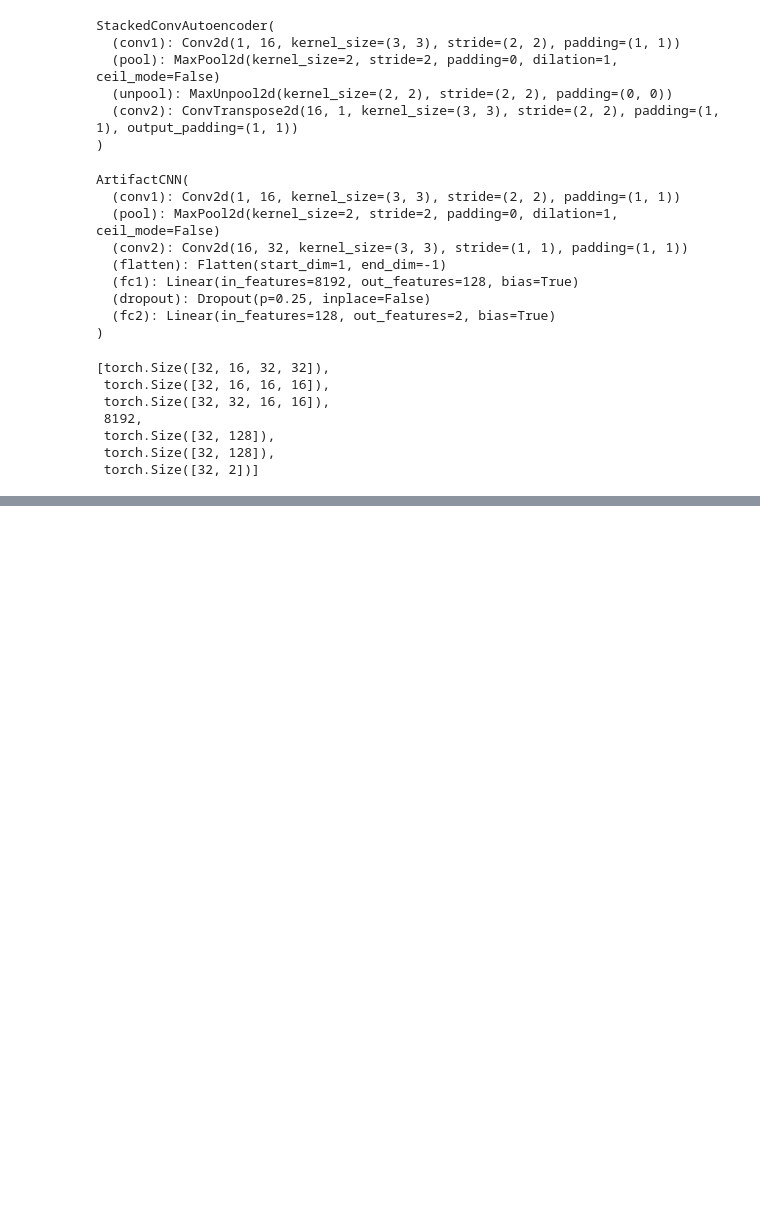
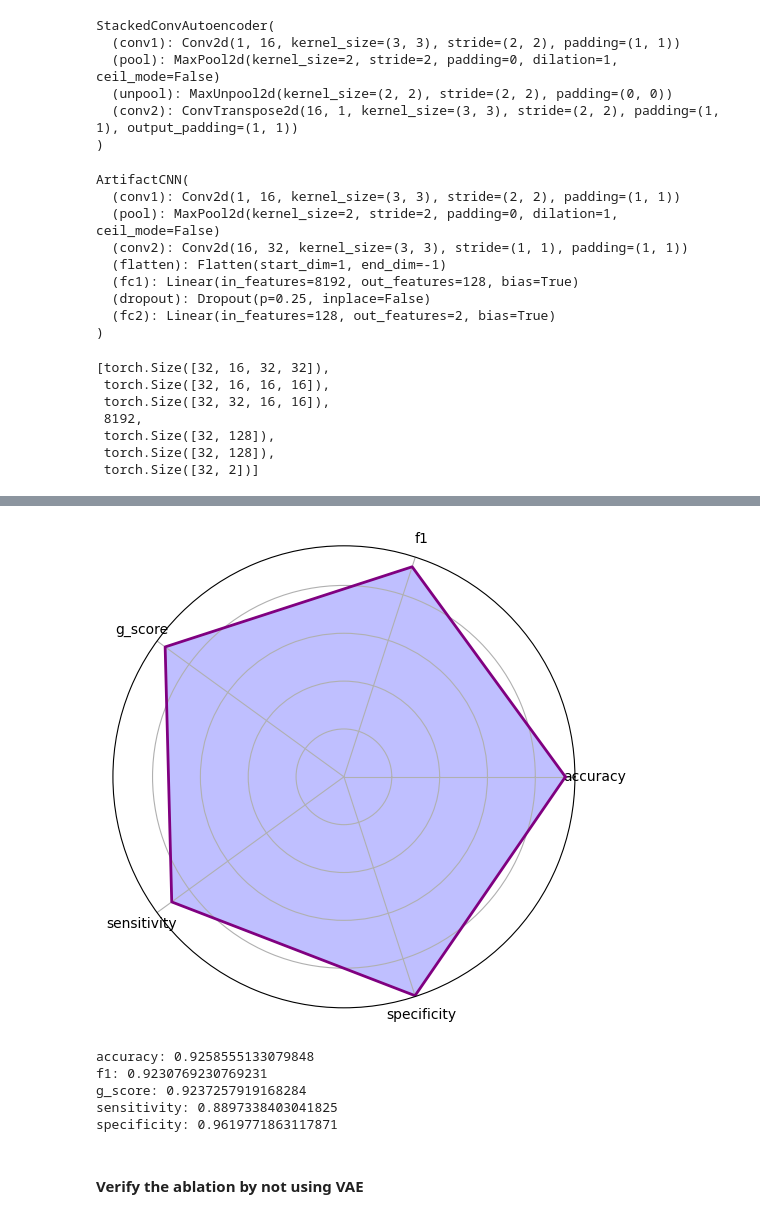
Before and after one commit to ManilShrestha/SCAE-Artifact-Removal, a Jupyter notebook: jupyters/train_CNN.ipynb, the cells around one changed output, grey strips where cells are left out. Drawn from its saved outputs; the diff is of its cells as text; code cells hidden in the pictures; blank space fills up the shorter version.

Commit message:
Ablation

```diff
--- a/jupyters/train_CNN.ipynb
+++ b/jupyters/train_CNN.ipynb
@@ -154,0 +215,2 @@ Epoch 30, Validation Loss: 0.8129
+# %%
+actual, predicted = evaluate_model(model, test_loader)
@@ -154,0 +248,43 @@ Epoch 30, Validation Loss: 0.8129
+# %%
+import matplotlib.pyplot as plt
+import numpy as np
+
+# Data to plot
+labels=np.array(['accuracy', 'f1', 'g_score' , 'sensitivity', 'specificity'])
+stats=np.array([accuracy, f1, g_score , sensitivity, specificity])
+
+# Number of variables
+num_vars = len(labels)
+
+# Compute angle each bar is centered on:
+angles = np.linspace(0, 2 * np.pi, num_vars, endpoint=False).tolist()
+
+# The plot is circular, so we need to "complete the loop"
+# and append the start value to the end.
+stats=np.concatenate((stats,[stats[0]]))
+angles+=angles[:1]
+
+# Draw the outline of our data
+fig, ax = plt.subplots(figsize=(6, 6), subplot_kw=dict(polar=True))
+ax.fill(angles, stats, color='blue', alpha=0.25)
+ax.plot(angles, stats, color='purple', linewidth=2)
+
+# Label each point with its variable name
+ax.set_yticklabels([])
+ax.set_xticks(angles[:-1])
+ax.set_xticklabels(labels)
+
+plt.show()
+# %% [output]
+[figure, added]
+# %%
+for metric, value in zip(labels, stats):
+    print(f"{metric}: {value}")
+# %% [output]
+accuracy: 0.9258555133079848
+f1: 0.9230769230769231
+g_score: 0.9237257919168284
+sensitivity: 0.8897338403041825
+specificity: 0.9619771863117871
+# %% [markdown]
+#### Verify the ablation by not using VAE
```
Also changed, not shown: parts of 7 cells of this notebook, 1 other file.
